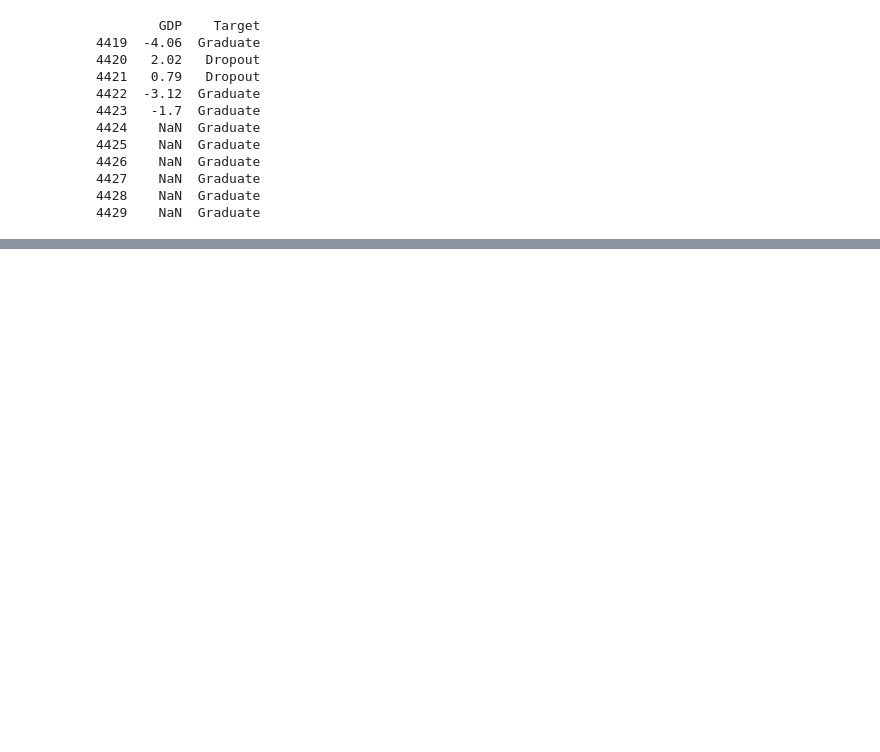
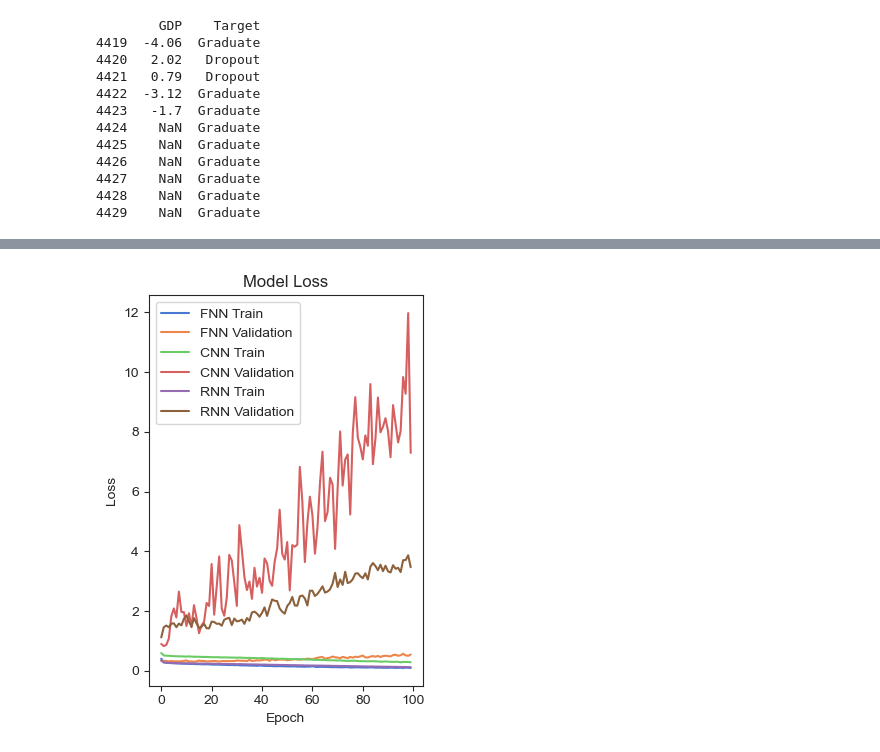
Before and after one commit to kyleham12/AcademicSuccessPredictor, a Jupyter notebook: cs171proj.ipynb, the cells around one changed output, grey strips where cells are left out. Cells and saved outputs as stored; diff of their text form; code cells hidden in the pictures; blank space fills up the shorter version.

```diff
--- a/cs171proj.ipynb
+++ b/cs171proj.ipynb
@@ -458,6 +494,7 @@ for col in impute_unit_cols:
     mean_value = df[col].mean()
     df[col] = df[col].fillna(mean_value)
 
-cols = ['Tuition fees up to date', 'Gender', 'Scholarship holder', 'Target']
+cols = ['Application mode', 'Course', 'Previous qualification', "Mother's qualification", "Father's qualification", 'Tuition fees up to date',
+        "Mother's occupation", "Father's occupation", 'Gender', 'Scholarship holder', 'Age at enrollment', 'Target']
 df[cols] = df[cols].astype('int32')
 # %% [output]
@@ -499,0 +633,15 @@ Imputing row 4201/4279 with 1 missing, elapsed time: 0.784
+# %%
+X_cnn = X_scaled.reshape((X_scaled.shape[0], X_scaled.shape[1], 1))
+
+cnn_model = Sequential()
+cnn_model.add(Conv1D(64, kernel_size=3, activation=LeakyReLU(alpha=0.3), input_shape=(X_cnn.shape[1], 1)))
+cnn_model.add(MaxPooling1D(pool_size=2))
+cnn_model.add(Conv1D(128, kernel_size=3, activation=LeakyReLU(alpha=0.2)))
+cnn_model.add(MaxPooling1D(pool_size=2))
+cnn_model.add(Flatten())
+cnn_model.add(Dense(64, activation=LeakyReLU(alpha=0.1)))
+cnn_model.add(Dense(32, activation=LeakyReLU(alpha=0.01)))
+cnn_model.add(Dense(1, activation='sigmoid'))
+cnn_model.compile(optimizer='adam', loss='binary_crossentropy', metrics=['accuracy'])
+
+history_cnn = cnn_model.fit(X_cnn, y, epochs=100, batch_size=32, validation_split=0.2)
@@ -499,0 +666,11 @@ Imputing row 4201/4279 with 1 missing, elapsed time: 0.784
+# %%
+X_rnn = X_scaled.reshape((X_scaled.shape[0], 1, X_scaled.shape[1]))
+
+rnn_model = Sequential()
+rnn_model.add(SimpleRNN(64, input_shape=(X_rnn.shape[1], X_rnn.shape[2]), return_sequences=True))
+rnn_model.add(SimpleRNN(32, return_sequences=True))
+rnn_model.add(SimpleRNN(16))
+rnn_model.add(Dense(1, activation='sigmoid'))
+rnn_model.compile(optimizer='adam', loss='binary_crossentropy', metrics=['accuracy'])
+
+history_rnn = rnn_model.fit(X_rnn, y, epochs=100, batch_size=32, validation_split=0.2)
@@ -499,0 +695,18 @@ Imputing row 4201/4279 with 1 missing, elapsed time: 0.784
+# %%
+plt.subplot(1, 2, 1)
+plt.plot(history_fnn.history['loss'], label='FNN Train')
+plt.plot(history_fnn.history['val_loss'], label='FNN Validation')
+plt.plot(history_cnn.history['loss'], label='CNN Train')
+plt.plot(history_cnn.history['val_loss'], label='CNN Validation')
+plt.plot(history_rnn.history['loss'], label='RNN Train')
+plt.plot(history_rnn.history['val_loss'], label='RNN Validation')
+
+plt.title('Model Loss')
+plt.xlabel('Epoch')
+plt.ylabel('Loss')
+plt.legend()
+
+plt.tight_layout()
+plt.show()
+# %% [output]
+[figure, added]
```
Also changed, not shown: parts of 25 cells of this notebook, 4 other files.
